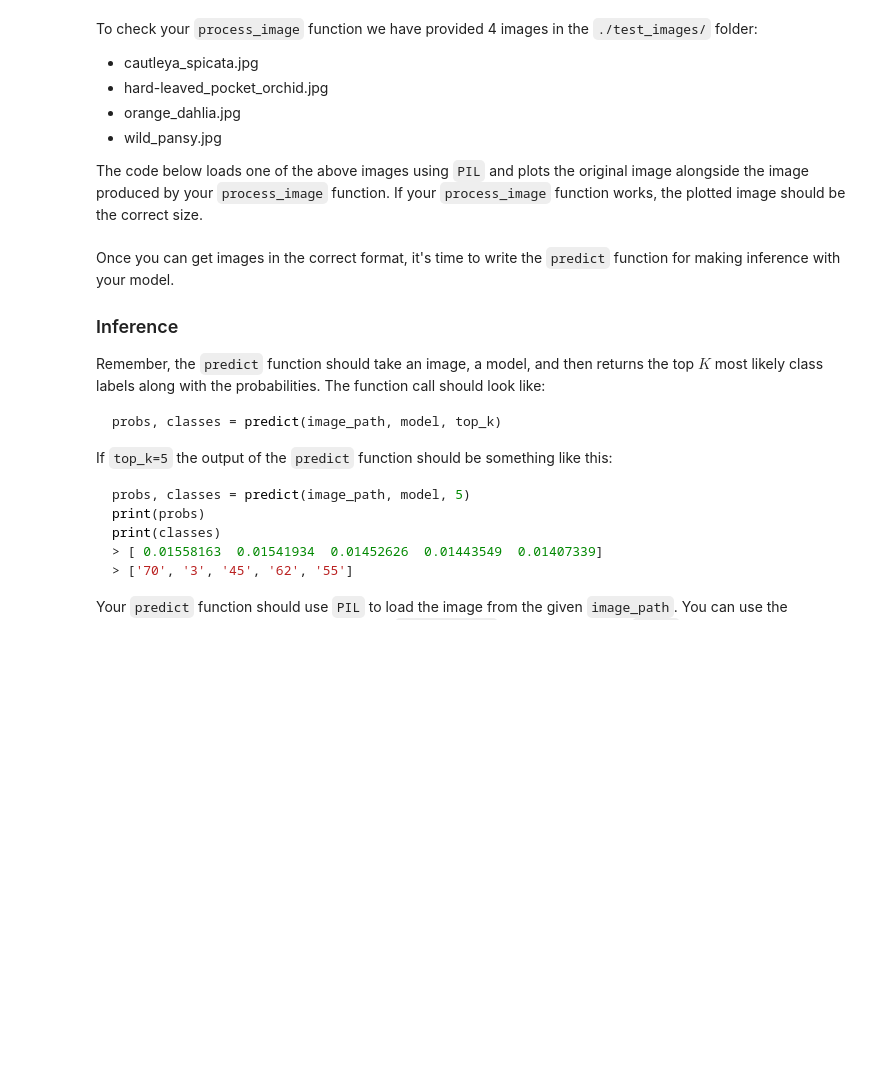
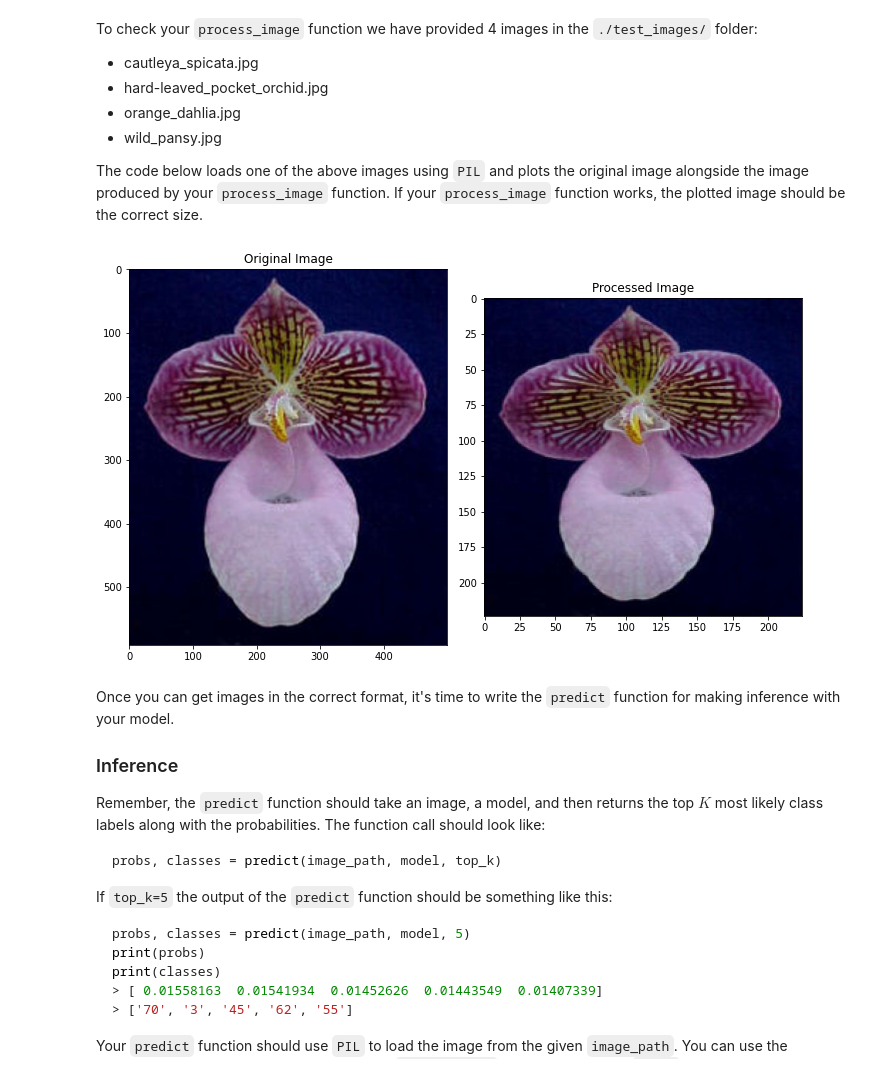
Before and after one commit to CheloGE/ML-tensorflow-Image_classifier-oxford_flowers102, a Jupyter notebook: Project_Image_Classifier_Project.ipynb, the cells around one changed output. Drawn from its saved outputs; the diff is of its cells as text; code cells hidden in the pictures; blank space fills up the shorter version.

```diff
--- a/Project_Image_Classifier_Project.ipynb
+++ b/Project_Image_Classifier_Project.ipynb
@@ -378,3 +429,12 @@ Finally, convert your image back to a NumPy array using the `.numpy()` method.
+# %%
+# TODO: Create the process_image function
+def process_image(image):
+    """
+        This function preprocess and image
+    """
+    image = tf.convert_to_tensor(image, np.float32)
+    feature = normalize_image(resize_image(image))
+    return feature
 # %% [markdown]
 To check your `process_image` function we have provided 4 images in the `./test_images/` folder:
 
@@ -386,20 +446,25 @@ To check your `process_image` function we have provided 4 images in the `./test_
 The code below loads one of the above images using `PIL` and plots the original image alongside the image produced by your `process_image` function. If your `process_image` function works, the plotted image should be the correct size.
 # %%
 from PIL import Image
+from io import BytesIO
 
-image_path = './test_images/hard-leaved_pocket_orchid.jpg'
-im = Image.open(image_path)
+image_path = 'https://github.com/CheloGE/ML-tensorflow-Image_classifier-oxford_flowers102/blob/master/test_images/hard-leaved_pocket_orchid.jpg?raw=1'
+response = requests.get(image_path, stream=True)
+im = Image.open(BytesIO(response.content))
+
 test_image = np.asarray(im)
 
 processed_test_image = process_image(test_image)
 
 fig, (ax1, ax2) = plt.subplots(figsize=(10,10), ncols=2)
 ax1.imshow(test_image)
 ax1.set_title('Original Image')
-ax2.imshow(processed_test_image)
+ax2.imshow(normalize_image(processed_test_image, 0, 1, [-1],[1]))
 ax2.set_title('Processed Image')
 plt.tight_layout()
 plt.show()
+# %% [output]
+[figure, added]
 # %% [markdown]
 Once you can get images in the correct format, it's time to write the `predict` function for making inference with your model.
 
```
Also changed, not shown: parts of 20 cells of this notebook.
